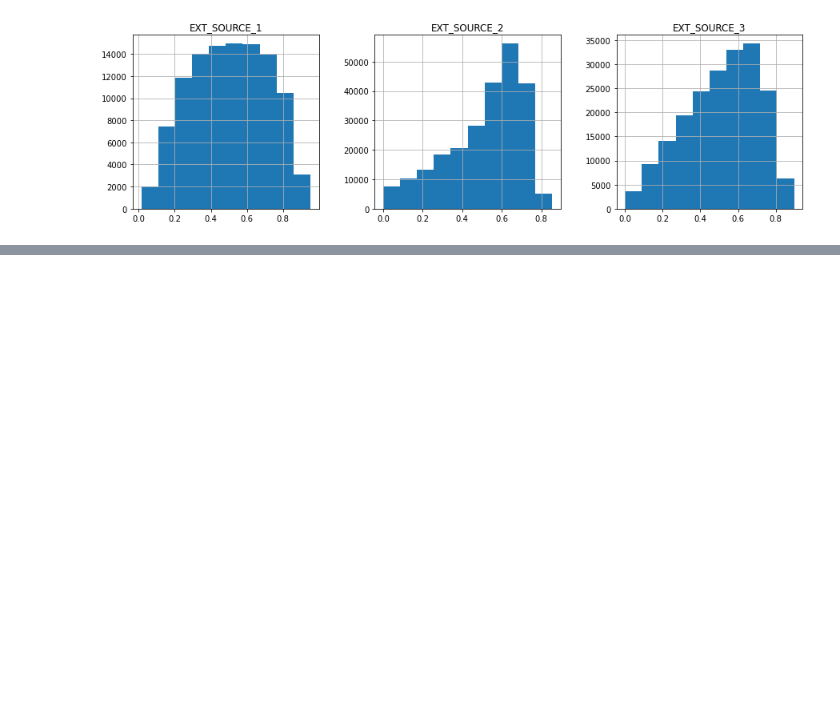
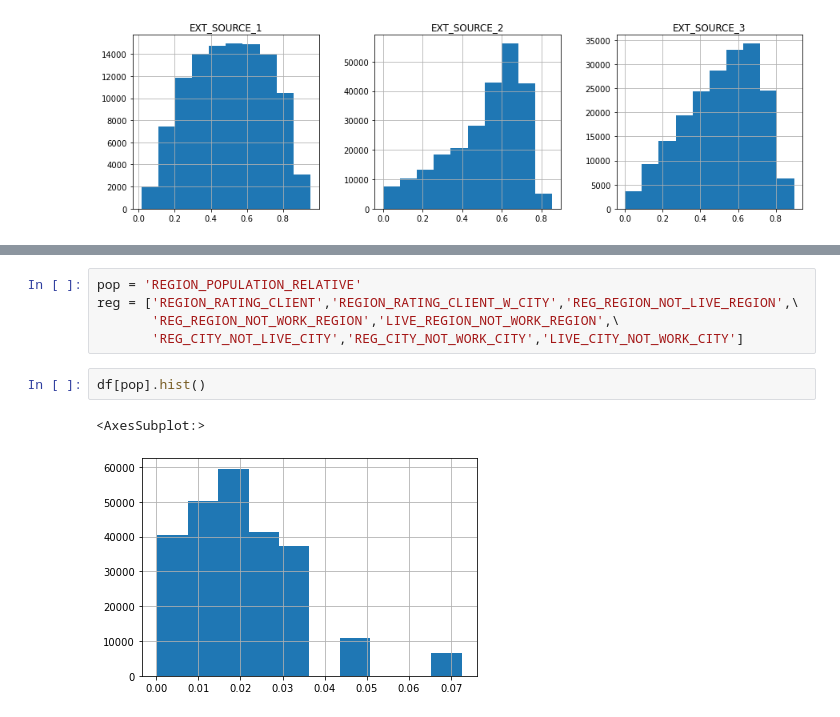
Before and after one commit to NgChi493510/Data-Preparation-Project-Group-14, a Jupyter notebook: EDA/EDA - Application Train.ipynb, the cells around one changed output, grey strips where cells are left out. Saved outputs shown, nothing was run; the diff lists cells and outputs as text; blank space fills up the shorter version.

```diff
--- a/EDA/EDA - Application Train.ipynb
+++ b/EDA/EDA - Application Train.ipynb
@@ -234,0 +262,10 @@ for i in range(5):
+# %%
+pop = 'REGION_POPULATION_RELATIVE'
+reg = ['REGION_RATING_CLIENT','REGION_RATING_CLIENT_W_CITY','REG_REGION_NOT_LIVE_REGION',\
+       'REG_REGION_NOT_WORK_REGION','LIVE_REGION_NOT_WORK_REGION',\
+       'REG_CITY_NOT_LIVE_CITY','REG_CITY_NOT_WORK_CITY','LIVE_CITY_NOT_WORK_CITY']
+# %%
+df[pop].hist()
+# %% [output]
+<AxesSubplot:>
+[figure, added]
```
Also changed, not shown: parts of 8 cells of this notebook.
